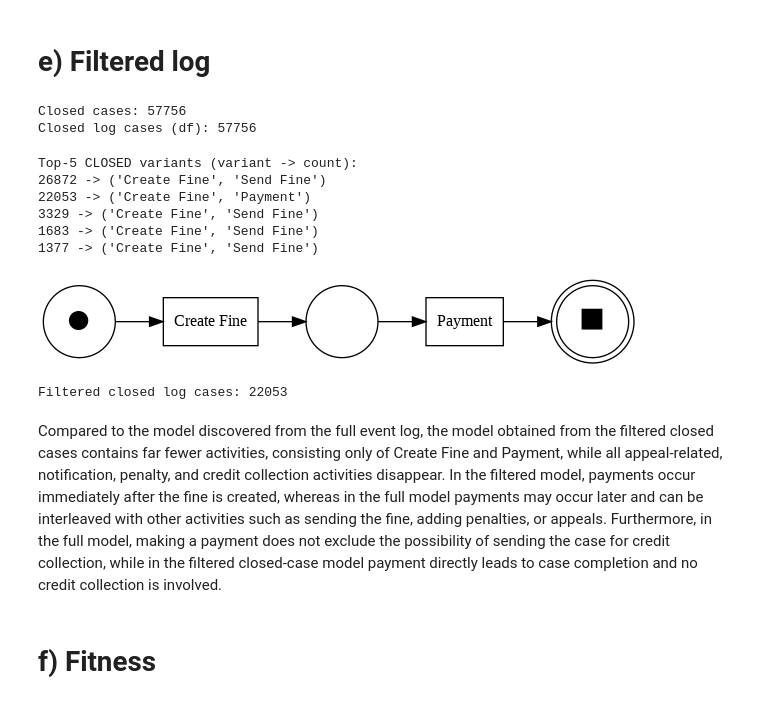
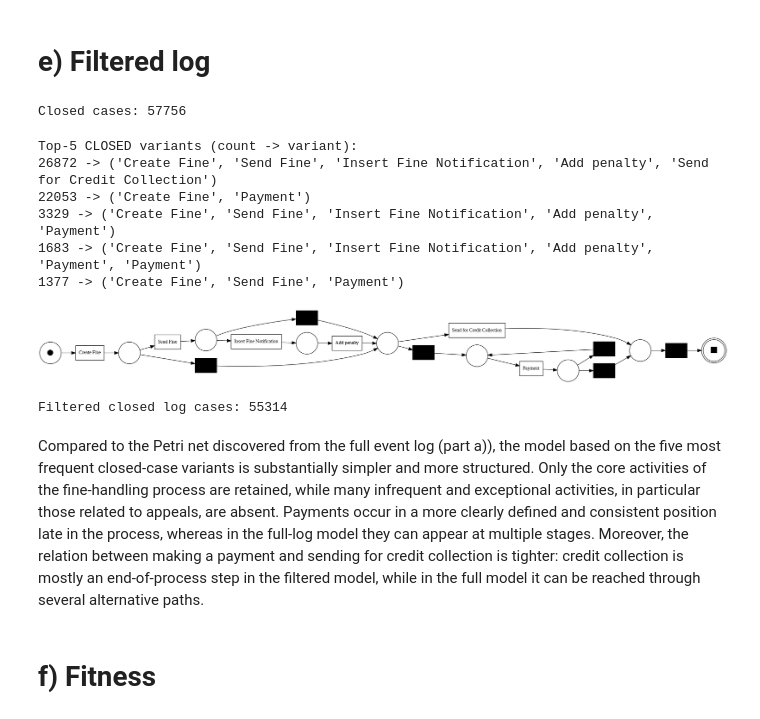
Before and after one commit to Vaetarium/IDS25WS_Assignment, a Jupyter notebook: Part2/files/Q2_process_mining.ipynb, the cells around one changed output. Cells and saved outputs as stored; diff of their text form; code cells hidden in the pictures.

```diff
--- a/Part2/files/Q2_process_mining.ipynb
+++ b/Part2/files/Q2_process_mining.ipynb
@@ -421,69 +362,63 @@ Total cases: 71522   (check): 71522
 [figure]
 # %% [markdown]
 # e) Filtered log
-# %%
-from pm4py.algo.filtering.log.attributes import attributes_filter
-from pm4py.algo.filtering.log.variants import variants_filter
-
-closed_case_ids = category[category != "open"].index.tolist()
-print("Closed cases:", len(closed_case_ids))
-
-closed_log = attributes_filter.apply_events(
-    log,
-    closed_case_ids,
-    parameters={
-        attributes_filter.Parameters.ATTRIBUTE_KEY: "case:concept:name",
-        attributes_filter.Parameters.POSITIVE: True
-    }
-)
-
-# sanity check via dataframe
-closed_df = log_converter.apply(closed_log, variant=log_converter.Variants.TO_DATA_FRAME)
-print("Closed log cases (df):", closed_df["case:concept:name"].nunique())
-# %% [output]
-Closed cases: 57756
-Closed log cases (df): 57756
+# %%
+from pm4py.algo.filtering.log.variants import variants_filter
+closed_case_ids = set(category[category != "open"].index)  # set is faster
+print("Closed cases:", len(closed_case_ids))
+
+closed_df = log[log["case:concept:name"].isin(closed_case_ids)]
+closed_log = pm4py.convert_to_event_log(closed_df)
+# %% [output]
+Closed cases: 57756
 # %%
+from pm4py.statistics.variants.log import get as variants_get
+
+
 closed_variants = variants_get.get_variants(closed_log)
 
+# Normalize to counts
 closed_variant_counts = {}
 for v, obj in closed_variants.items():
     closed_variant_counts[v] = obj if isinstance(obj, int) else len(obj)
 
-vc_closed = pd.Series(closed_variant_counts).sort_values(ascending=False)
-top5_closed_variants = vc_closed.head(5)
+# Sort by count descending and take top 5
+top5_closed = sorted(closed_variant_counts.items(), key=lambda x: x[1], reverse=True)[:5]
 
-print("Top-5 CLOSED variants (variant -> count):")
-for v, c in top5_closed_variants.items():
-    print(int(c), "->", v)
+print("Top-5 CLOSED variants (count -> variant):")
+for c, v in [(cnt, var) for var, cnt in top5_closed]:
+    print(f"{int(c)} -> {v}")
+
+top5_variant_keys = [var for var, cnt in top5_closed]
 
 filtered_closed_log = variants_filter.apply(
     closed_log,
-    list(top5_closed_variants.index),
+    top5_variant_keys,
     parameters={variants_filter.Parameters.POSITIVE: True}
 )
 
-# Discover model from filtered closed log (inductive miner default)
 net_filt, im_filt, fm_filt = pm4py.discover_petri_net_inductive(filtered_closed_log)
-
 gviz2 = pn_vis.apply(net_filt, im_filt, fm_filt)
 pn_vis.view(gviz2)
 
-print("\nFiltered closed log cases:",
-      log_converter.apply(filtered_closed_log, variant=log_converter.Variants.TO_DATA_FRAME)["case:concept:name"].nunique())
+print(
+    "\nFiltered closed log cases:",
+    log_converter.apply(filtered_closed_log, variant=log_converter.Variants.TO_DATA_FRAME)["case:concept:name"].nunique()
+)
 # %% [output]
-Top-5 CLOSED variants (variant -> count):
-26872 -> ('Create Fine', 'Send Fine')
+Top-5 CLOSED variants (count -> variant):
+26872 -> ('Create Fine', 'Send Fine', 'Insert Fine Notification', 'Add penalty', 'Send for Credit Collection')
 22053 -> ('Create Fine', 'Payment')
-3329 -> ('Create Fine', 'Send Fine')
-1683 -> ('Create Fine', 'Send Fine')
-1377 -> ('Create Fine', 'Send Fine')
+3329 -> ('Create Fine', 'Send Fine', 'Insert Fine Notification', 'Add penalty', 'Payment')
+1683 -> ('Create Fine', 'Send Fine', 'Insert Fine Notification', 'Add penalty', 'Payment', 'Payment')
+1377 -> ('Create Fine', 'Send Fine', 'Payment')
-[figure, old version]
+[figure, new version]
-Filtered closed log cases: 22053
+Filtered closed log cases: 55314
 # %% [markdown]
-Compared to the model discovered from the full event log, the model obtained from the filtered closed cases contains far fewer activities, consisting only of Create Fine and Payment, while all appeal-related, notification, penalty, and credit collection activities disappear.
-In the filtered model, payments occur immediately after the fine is created, whereas in the full model payments may occur later and can be interleaved with other activities such as sending the fine, adding penalties, or appeals.
-Furthermore, in the full model, making a payment does not exclude the possibility of sending the case for credit collection, while in the filtered closed-case model payment directly leads to case completion and no credit collection is involved.
+Compared to the Petri net discovered from the full event log (part a)), the model based on the five most frequent closed-case variants is substantially simpler and more structured.
+Only the core activities of the fine-handling process are retained, while many infrequent and exceptional activities, in particular those related to appeals, are absent.
+Payments occur in a more clearly defined and consistent position late in the process, whereas in the full-log model they can appear at multiple stages.
+Moreover, the relation between making a payment and sending for credit collection is tighter: credit collection is mostly an end-of-process step in the filtered model, while in the full model it can be reached through several alternative paths.
 # %% [markdown]
 # f) Fitness
 # %%
```
Also changed, not shown: parts of 10 cells of this notebook.
